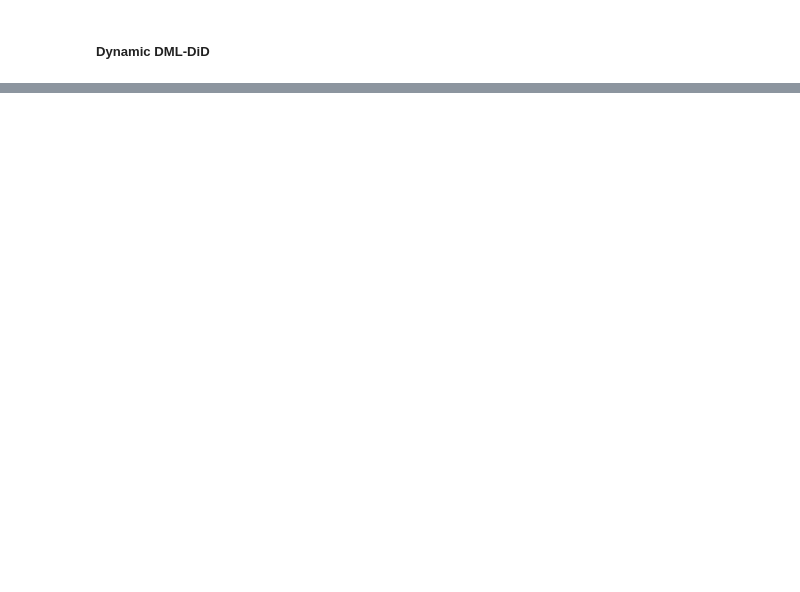
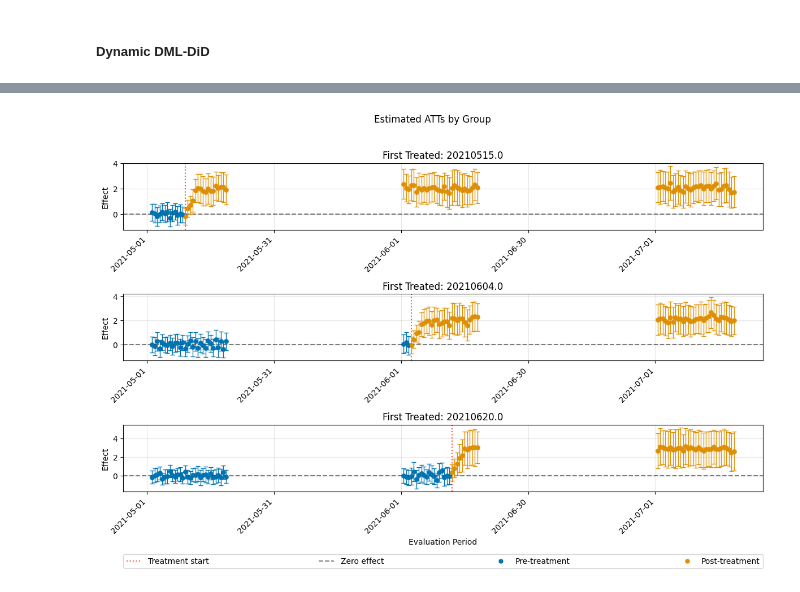
Before and after one commit to jhkimon/awesome-causal-inference-python, a Jupyter notebook: book/ate/did.ipynb, the cells around one changed output, grey strips where cells are left out. Saved outputs shown, nothing was run; the diff lists cells and outputs as text; code cells hidden in the pictures; blank space fills up the shorter version.

```diff
--- a/book/ate/did.ipynb
+++ b/book/ate/did.ipynb
@@ -1641,0 +1605,26 @@ Event Study 요약
+# %%
+import matplotlib.pyplot as plt
+import numpy as np
+
+fig, axes = dml_obj.plot_effects(title="Estimated ATTs by Group")
+
+# 1️⃣ 날짜 매핑 딕셔너리
+date_map = dict(zip(dynamic_df["date_num"].astype(float), dynamic_df["date"].astype(str)))
+
+# 2️⃣ 보정용 키 리스트
+keys = np.array(list(date_map.keys()))
+
+# 3️⃣ 각 subplot에 대해 x축 레이블 설정
+for ax in axes:
+    xticks = ax.get_xticks()
+    labels = []
+    for x in xticks:
+        # 가장 가까운 키(날짜 번호) 찾기
+        nearest_key = keys[np.argmin(np.abs(keys - x))]
+        labels.append(date_map[nearest_key])
+    ax.set_xticklabels(labels, rotation=45, ha="right")
+
+plt.tight_layout()
+plt.show()
+# %% [output]
+[figure, added]
```
Also changed, not shown: parts of 31 cells of this notebook, 1 other file.
